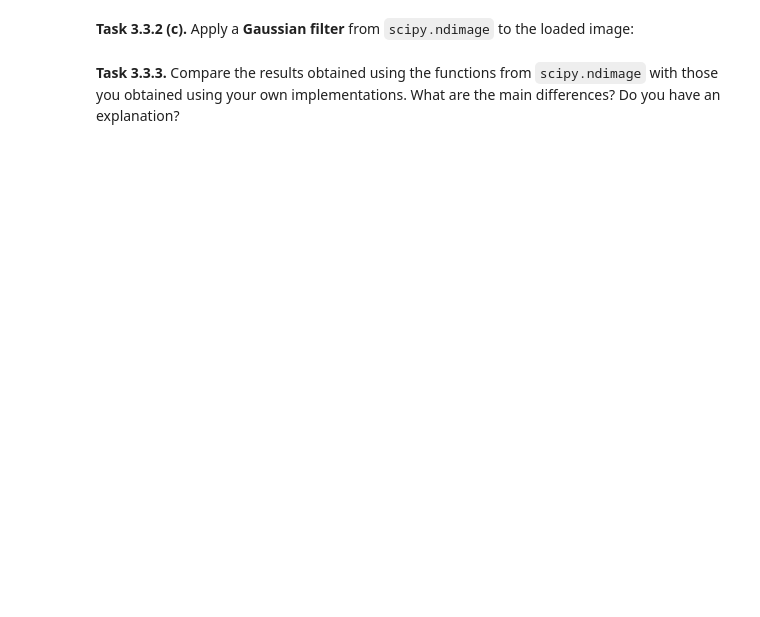
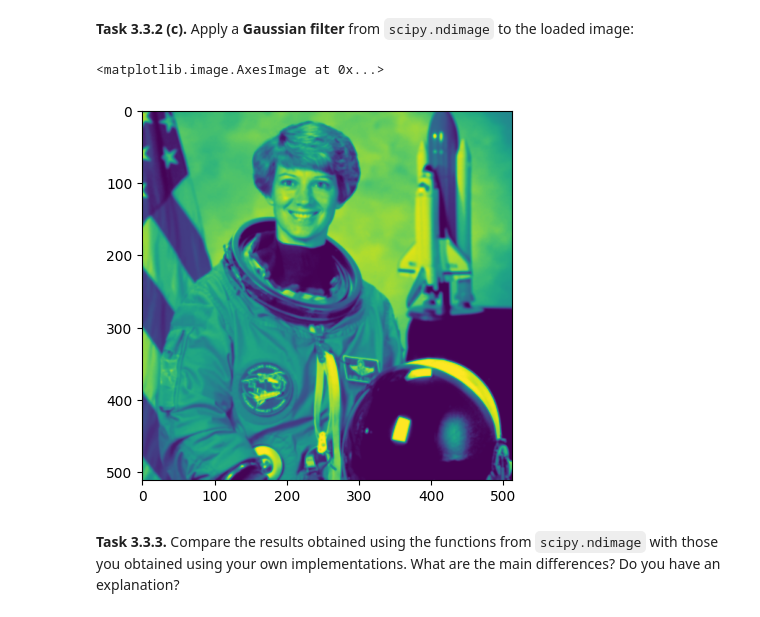
Before and after one commit to rosavsl/mobi-fs3-python, a Jupyter notebook: task3.ipynb, the cells around one changed output. Saved outputs shown, nothing was run; the diff lists cells and outputs as text; code cells hidden in the pictures; blank space fills up the shorter version.

```diff
--- a/task3.ipynb
+++ b/task3.ipynb
@@ -93,4 +107,10 @@ assert numpy.allclose(img3, img4, atol=1/255)
 # %% [markdown]
 **<a id="#">Task 3.3.2 (c).</a>** Apply a **Gaussian filter** from `scipy.ndimage` to the loaded image:
+# %%
+img7 = scipy.ndimage.gaussian_filter(img, 1)
+plt.imshow(img7)
+# %% [output]
+<matplotlib.image.AxesImage at 0x...>
+[figure, added]
 # %% [markdown]
 **<a id="#">Task 3.3.3.</a>** Compare the results obtained using the functions from `scipy.ndimage` with those you obtained using your own implementations. What are the main differences? Do you have an explanation?
```
Also changed, not shown: parts of 7 cells of this notebook.
